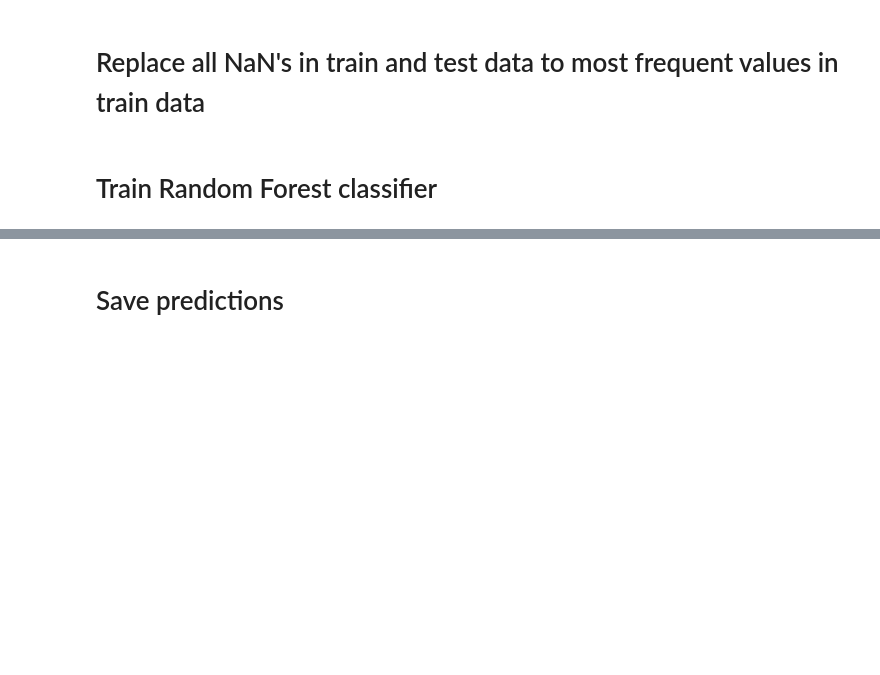
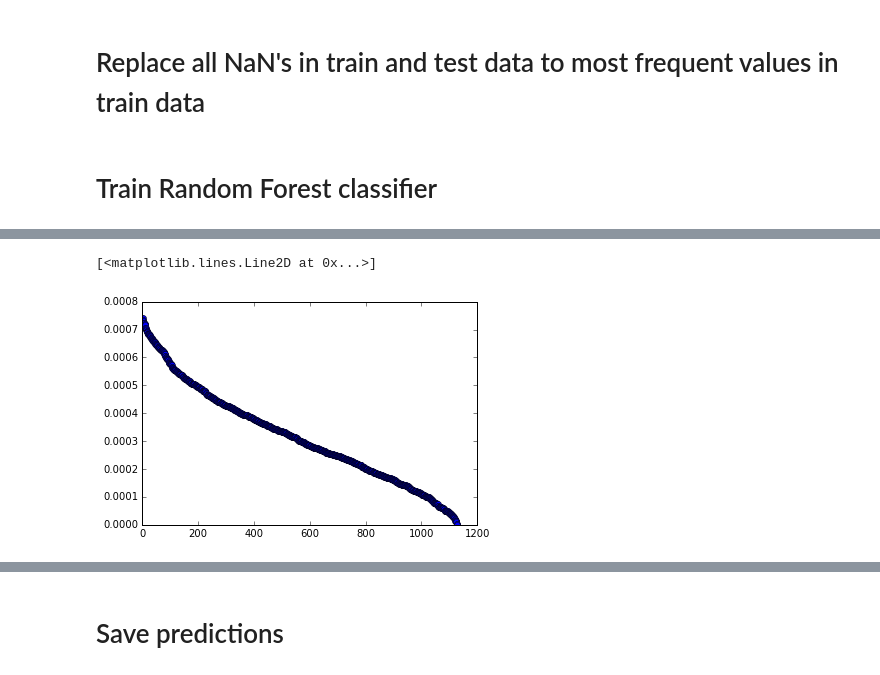
Before and after one commit to alexsyrom/SHAD_ML_KAGGLE_2, a Jupyter notebook: solution.ipynb, the cells around one changed output, grey strips where cells are left out. Cells and saved outputs as stored; diff of their text form; code cells hidden in the pictures; blank space fills up the shorter version.

```diff
--- a/solution.ipynb
+++ b/solution.ipynb
@@ -168,3 +172,8 @@ plot(importances[indices[:20]], '-o')
+# %%
+plot(importances[indices[200:]], '-o')
+# %% [output]
+[<matplotlib.lines.Line2D at 0x...>]
+[figure, added]
 # %%
 indices
 # %% [output]
```
Also changed, not shown: parts of 28 cells of this notebook, 1 other file.
